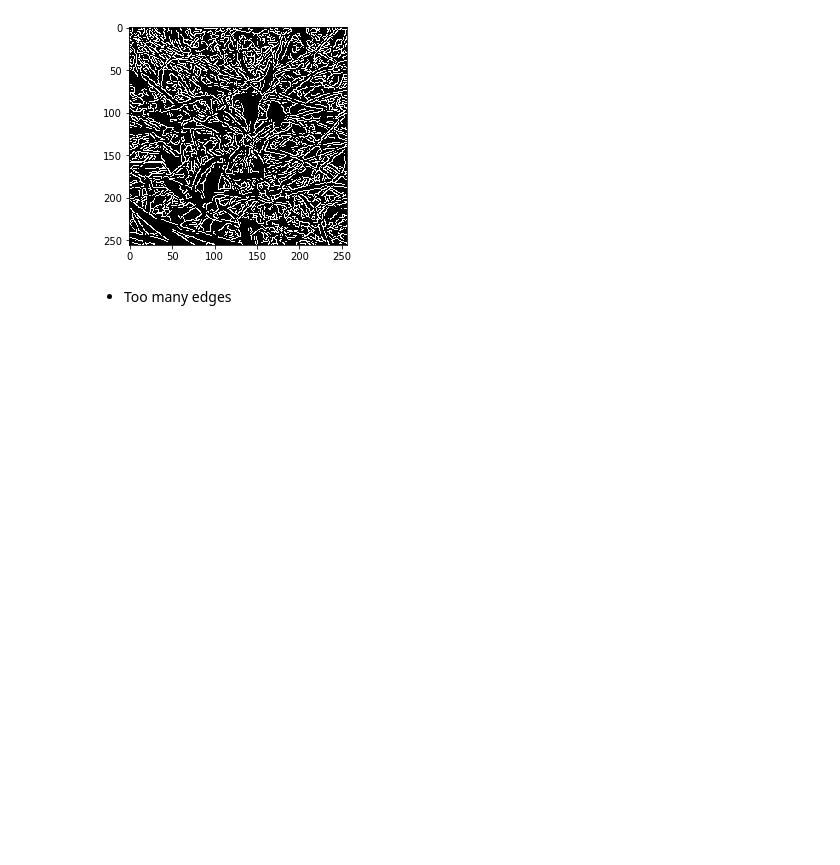
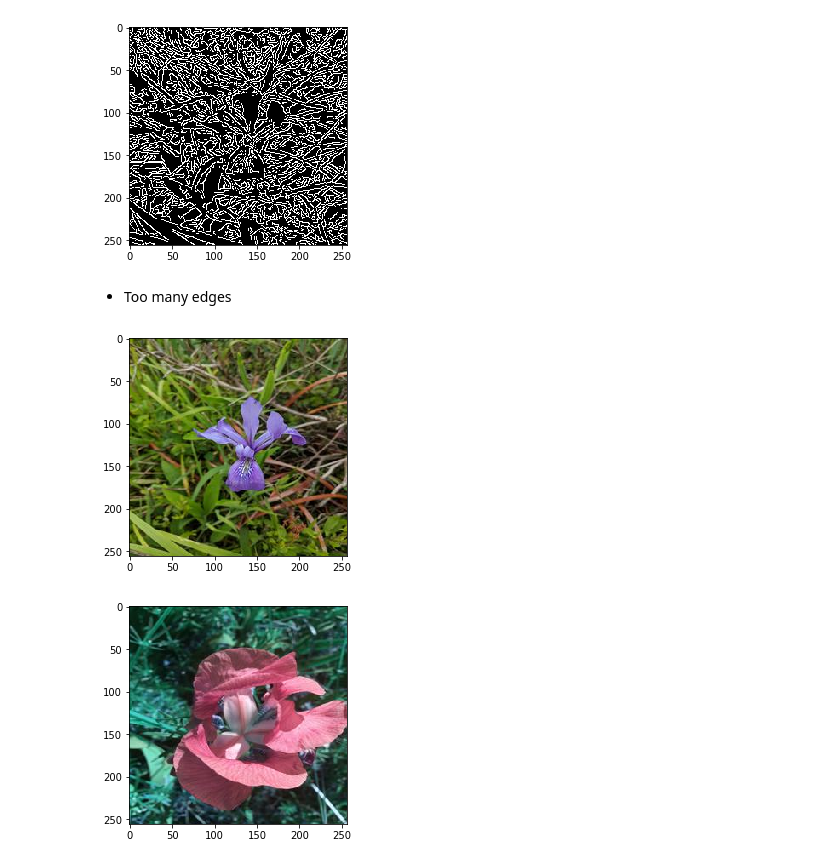
Before and after one commit to ItamarRocha/Machine-Learning-and-Data-Analysis, a Jupyter notebook: computer vision/OpenCV intro.ipynb, the cells around one changed output. Drawn from its saved outputs; the diff is of its cells as text; code cells hidden in the pictures; blank space fills up the shorter version.

```diff
--- a/computer vision/OpenCV intro.ipynb
+++ b/computer vision/OpenCV intro.ipynb
@@ -57,3 +57,12 @@ plt.show()
 [figure]
 # %% [markdown]
 * Too many edges
+# %%
+image2 = cv2.imread("img29.jpg")
+plt.imshow(image1)
+plt.show()
+plt.imshow(image2)
+plt.show()
+# %% [output]
+[figure, added]
+[figure, added]
```
Also changed, not shown: parts of 7 cells of this notebook.
